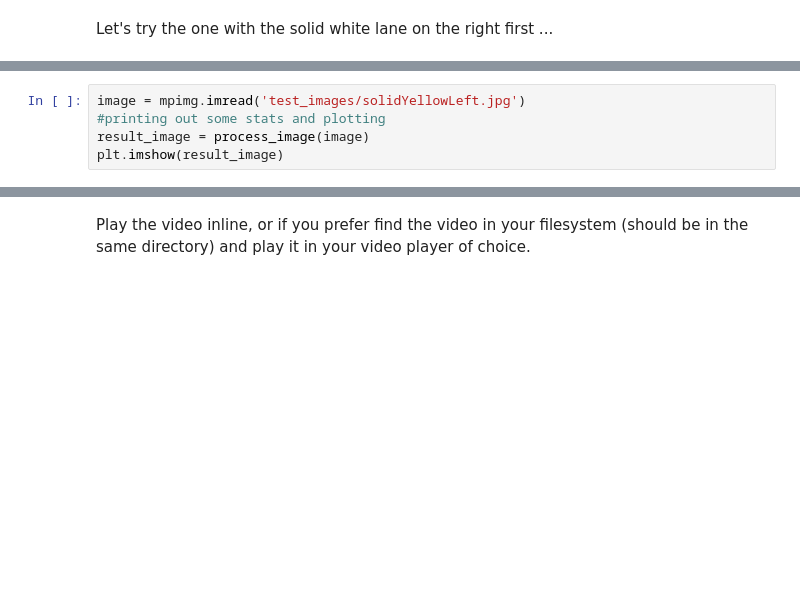
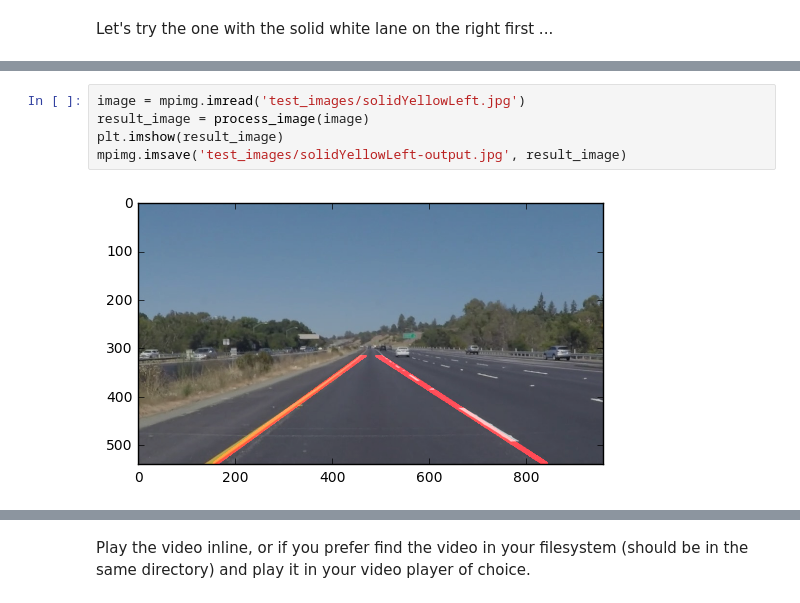
Before and after one commit to jsistla/p1-lanes, a Jupyter notebook: P1.ipynb, the cells around one changed output, grey strips where cells are left out. Saved outputs shown, nothing was run; the diff lists cells and outputs as text; blank space fills up the shorter version.

```diff
--- a/P1.ipynb
+++ b/P1.ipynb
@@ -258,7 +283,9 @@ Let's try the one with the solid white lane on the right first ...
 # %%
 image = mpimg.imread('test_images/solidYellowLeft.jpg')
-#printing out some stats and plotting
 result_image = process_image(image)
 plt.imshow(result_image)
+mpimg.imsave('test_images/solidYellowLeft-output.jpg', result_image)
+# %% [output]
+[figure, added]
 # %%
 image = mpimg.imread('test_images/whiteCarLaneSwitch.jpg')
```
Also changed, not shown: parts of 19 cells of this notebook, 8 other files.
